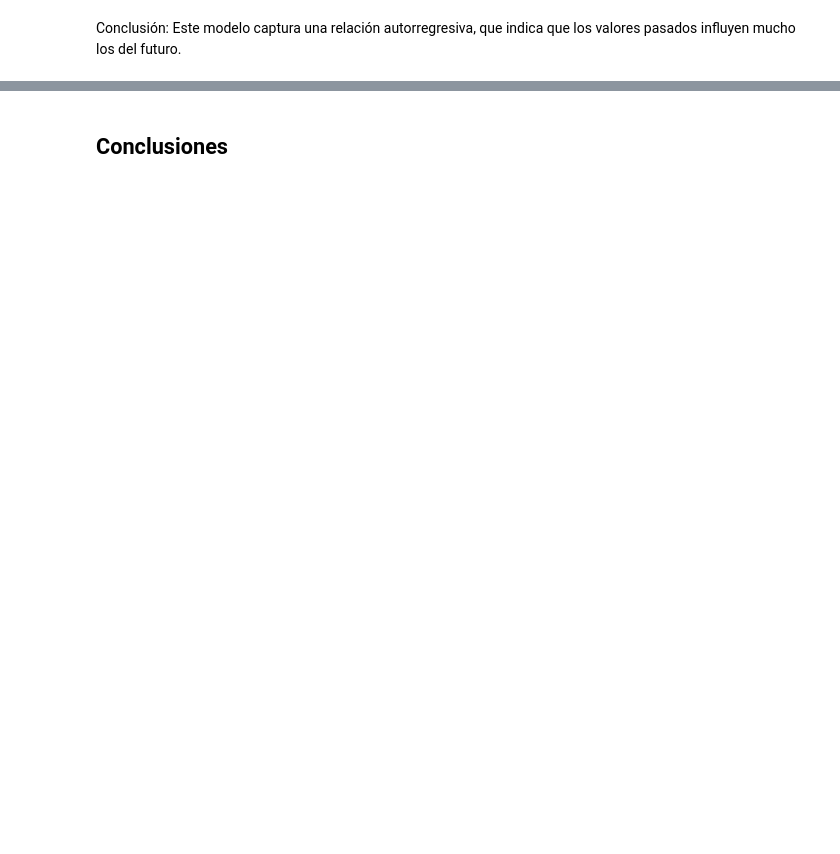
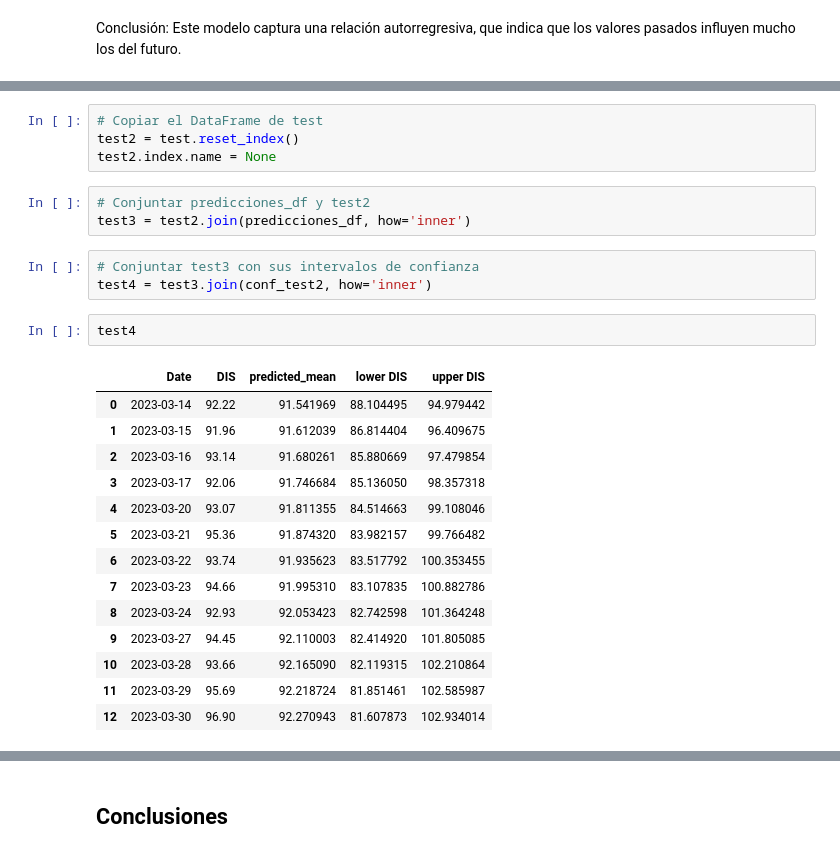
Before and after one commit to katiemackness/time-series-analysis, a Jupyter notebook: disney-AR-es.ipynb, the cells around one changed output, grey strips where cells are left out. Saved outputs shown, nothing was run; the diff lists cells and outputs as text; blank space fills up the shorter version.

```diff
--- a/disney-AR-es.ipynb
+++ b/disney-AR-es.ipynb
@@ -251,0 +279,27 @@ conf
+# %%
+# Copiar el DataFrame de test
+test2 = test.reset_index()
+test2.index.name = None
+# %%
+# Conjuntar predicciones_df y test2
+test3 = test2.join(predicciones_df, how='inner')
+# %%
+# Conjuntar test3 con sus intervalos de confianza
+test4 = test3.join(conf_test2, how='inner')
+# %%
+test4
+# %% [output]
+|  | Date | DIS | predicted_mean | lower DIS | upper DIS |
+| 0 | 2023-03-14 | 92.22 | 91.541969 | 88.104495 | 94.979442 |
+| 1 | 2023-03-15 | 91.96 | 91.612039 | 86.814404 | 96.409675 |
+| 2 | 2023-03-16 | 93.14 | 91.680261 | 85.880669 | 97.479854 |
+| 3 | 2023-03-17 | 92.06 | 91.746684 | 85.136050 | 98.357318 |
+| 4 | 2023-03-20 | 93.07 | 91.811355 | 84.514663 | 99.108046 |
+| 5 | 2023-03-21 | 95.36 | 91.874320 | 83.982157 | 99.766482 |
+| 6 | 2023-03-22 | 93.74 | 91.935623 | 83.517792 | 100.353455 |
+| 7 | 2023-03-23 | 94.66 | 91.995310 | 83.107835 | 100.882786 |
+| 8 | 2023-03-24 | 92.93 | 92.053423 | 82.742598 | 101.364248 |
+| 9 | 2023-03-27 | 94.45 | 92.110003 | 82.414920 | 101.805085 |
+| 10 | 2023-03-28 | 93.66 | 92.165090 | 82.119315 | 102.210864 |
+| 11 | 2023-03-29 | 95.69 | 92.218724 | 81.851461 | 102.585987 |
+| 12 | 2023-03-30 | 96.90 | 92.270943 | 81.607873 | 102.934014 |
```
Also changed, not shown: parts of 38 cells of this notebook.
